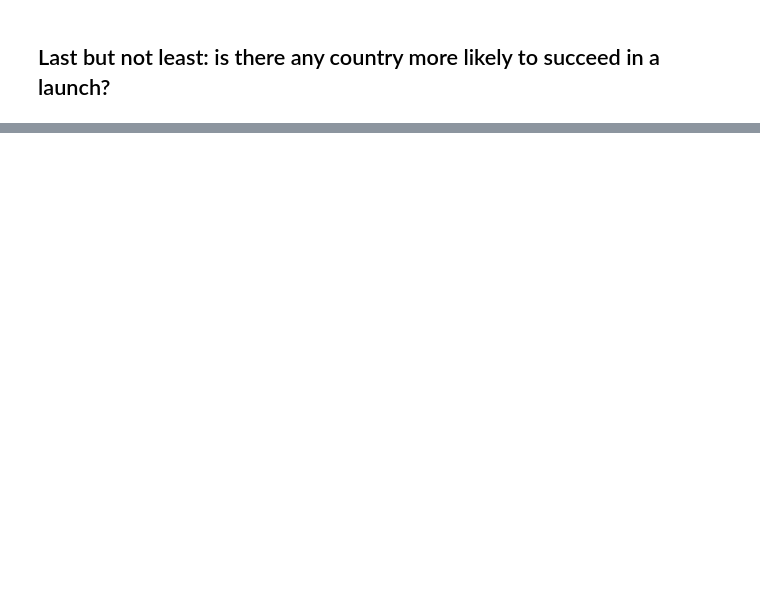
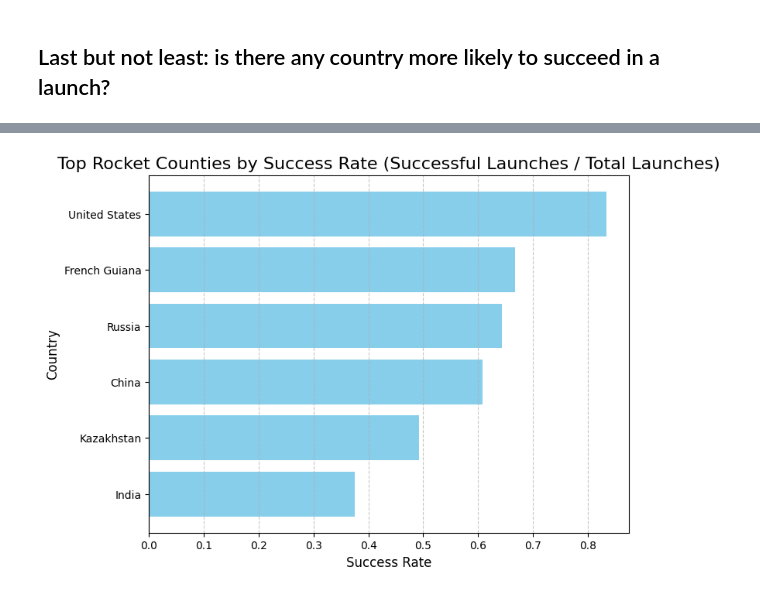
Before and after one commit to bernardodemelo/Rocket-Launch-Analysis, a Jupyter notebook: trabalho.ipynb, the cells around one changed output, grey strips where cells are left out. Saved outputs shown, nothing was run; the diff lists cells and outputs as text; code cells hidden in the pictures; blank space fills up the shorter version.

```diff
--- a/trabalho.ipynb
+++ b/trabalho.ipynb
@@ -248,0 +337,11 @@ success_rate.head()
+# %%
+plt.figure(figsize=(8, 6))
+plt.barh(success_rate.index, success_rate['Success Rate'], color='skyblue')
+plt.gca().invert_yaxis()
+plt.title('Top Rocket Counties by Success Rate (Successful Launches / Total Launches)', fontsize=16)
+plt.xlabel('Success Rate', fontsize=12)
+plt.ylabel('Country', fontsize=12)
+plt.grid(axis='x', linestyle='--', alpha=0.7)
+plt.show()
+# %% [output]
+[figure, added]
```
Also changed, not shown: parts of 6 cells of this notebook.
